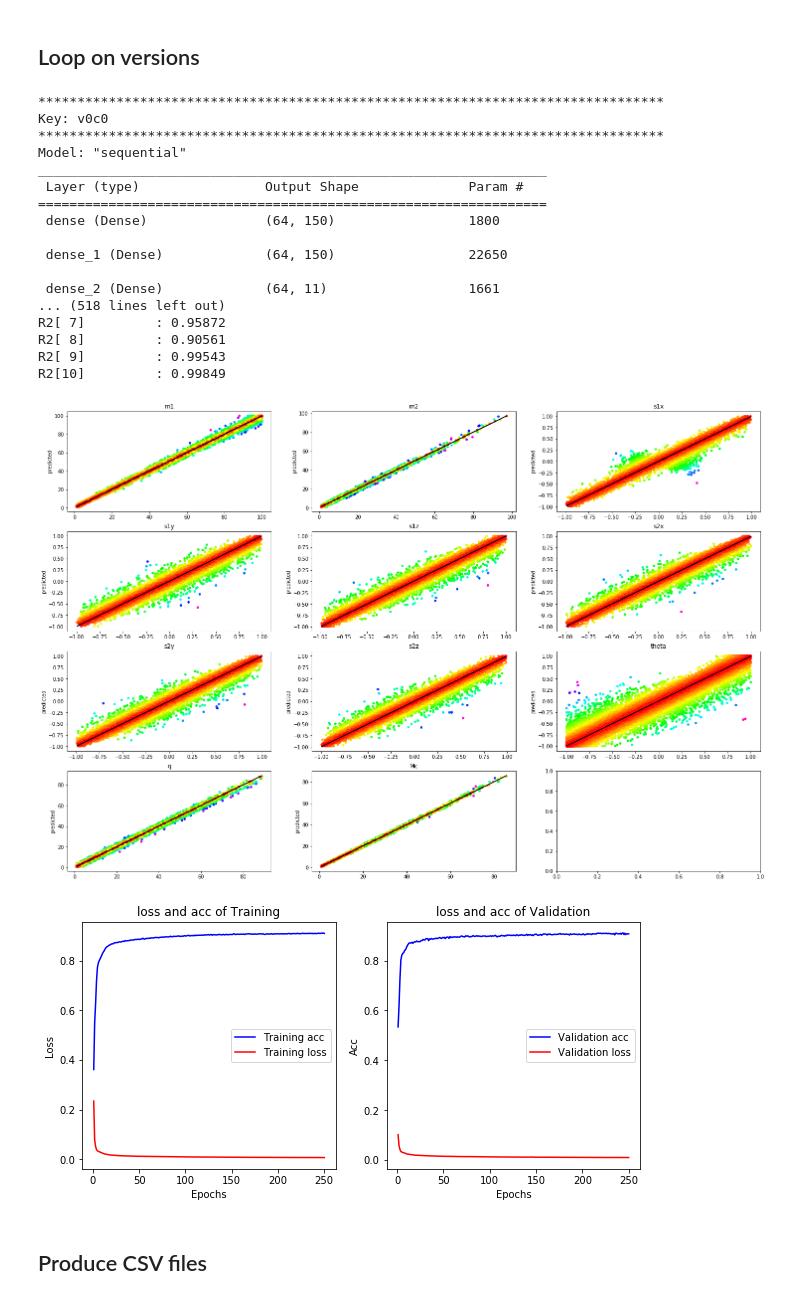
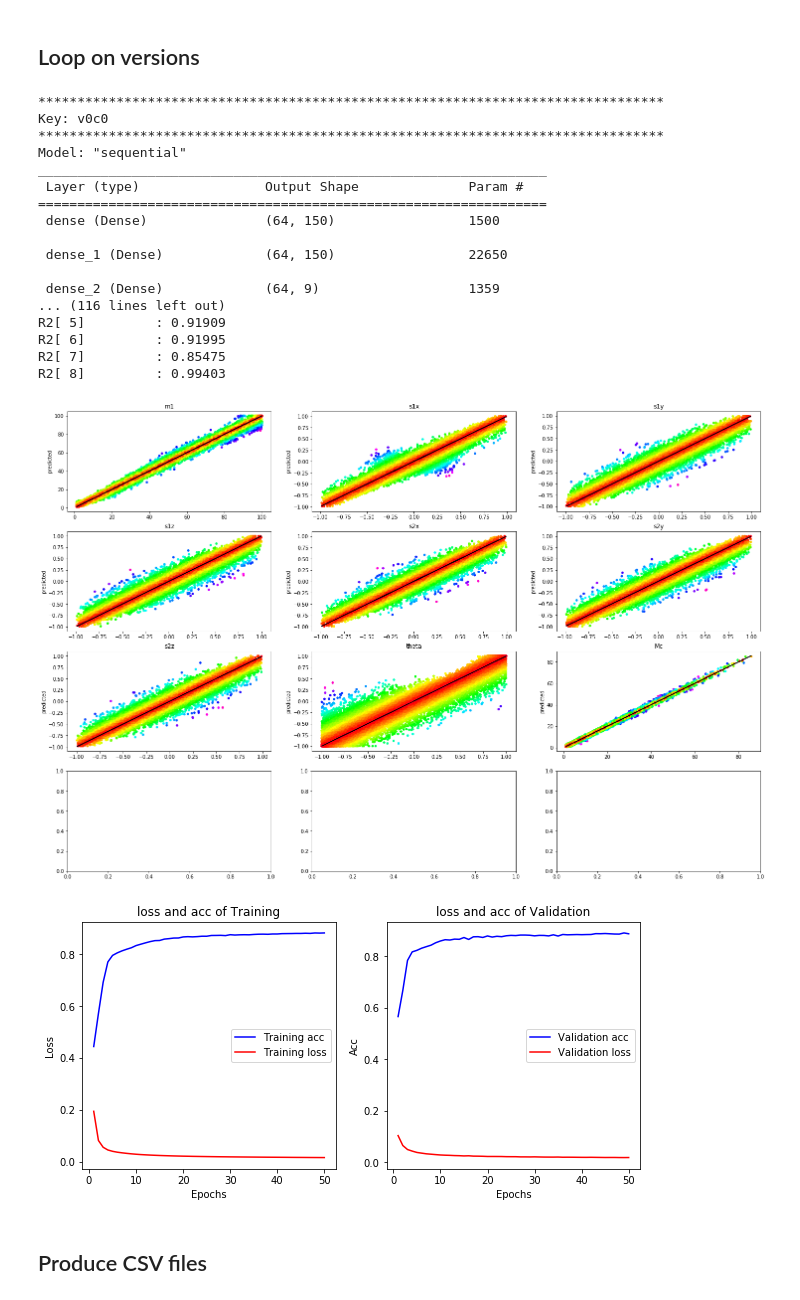
Before and after one commit to PhoenixBirdCreations/IPAM2021_ML, a Jupyter notebook: NN_tf/NN_tf.ipynb, the cells around one changed output. Cells and saved outputs as stored; diff of their text form; code cells hidden in the pictures.

```diff
--- a/NN_tf/NN_tf.ipynb
+++ b/NN_tf/NN_tf.ipynb
@@ -32,19 +32,20 @@ from keras import backend as K
 # %% [markdown]
 ## Input options
 # %%
-features_names  = ['m1', 'm2', 's1x', 's1y', 's1z', 's2x', 's2y', 's2z', 'theta', 'q', 'Mc'];
-regr_data_dir   = '../NewRealistic/'
-write_output    = False
-out_data_dir    = '../NNtf_results/'
-versions        = ['0'] # can be a subset of ['0', '1', '2']
-clabels         = ['0'] # can be a subset of ['0', '1']
+features_names   = ['m1', 'm2', 's1x', 's1y', 's1z', 's2x', 's2y', 's2z', 'theta', 'q', 'Mc'];
+regr_data_dir    = '../NewRealistic/'
+write_output     = False
+out_data_dir     = '../NNtf_results/'
+versions         = ['0'] # can be a subset of ['0', '1', '2']
+clabels          = ['0'] # can be a subset of ['0', '1']
 
 # sample size (fixed, do not modify)
-Ntrain          = 20000
-Ntest           = 15000
+Ntrain           = 20000
+Ntest            = 15000
+remove_some_mass = True
 
 # training options
-epochs           = 250
+epochs           = 50
 validation_split = 0.2
 batch_size       = 64
 verbose_training = 1
@@ -117,10 +118,16 @@ for key in keys:
     print(dashes, '\nKey: ', key, '\n', dashes, sep='')
 
     # Load all the data for the specific version
-    xtrain_notnormalized = extractData(regr_data_dir+key+'train_x.csv', verbose=False)
-    ytrain_notnormalized = extractData(regr_data_dir+key+'train_y.csv', verbose=False)
-    xtest_notnormalized  = extractData(regr_data_dir+key+'test_x.csv' , verbose=False)
-    ytest_notnormalized  = extractData(regr_data_dir+key+'test_y.csv' , verbose=False)
+    xtrain_notnormalized = ut.extractData(regr_data_dir+key+'train_x.csv', verbose=False)
+    ytrain_notnormalized = ut.extractData(regr_data_dir+key+'train_y.csv', verbose=False)
+    xtest_notnormalized  = ut.extractData(regr_data_dir+key+'test_x.csv' , verbose=False)
+    ytest_notnormalized  = ut.extractData(regr_data_dir+key+'test_y.csv' , verbose=False)
+
+    if remove_some_mass:
+        xtrain_notnormalized, ytrain_notnormalized, labels, Nfeatures = \
+            ut.RemoveSomeMassFromDataset(xtrain_notnormalized, ytrain_notnormalized, features_names, [1,9])
+        xtest_notnormalized,  ytest_notnormalized ,  _, _ = \
+            ut.RemoveSomeMassFromDataset(xtest_notnormalized,  ytest_notnormalized,  features_names, [1,9])
 
     # rescale
     if scaler_str=="standard":
@@ -169,7 +176,7 @@ for key in keys:
 
     R2_vec = np.zeros((Nfeatures,))
     for i in range(0,Nfeatures):
-         R2_vec[i] = R2(ytest[:,i], ypredicted[:,i])
+         R2_vec[i] = ut.R2(ytest[:,i], ypredicted[:,i])
 
     # print some information
     metrics_dict    = {};
@@ -183,45 +190,45 @@ for key in keys:
     print('\nFinal loss     :', metrics_dict["loss"])
     print('Final mse      :', metrics_dict["mse"])
     print('Final accuracy :', metrics_dict["acc"])
     print('Final R2 mean  :', metrics_dict["R2mean"])
     for i in range(0,Nfeatures):
         print('R2[{:2d}]         : {:.5f}'.format(i,metrics_dict["R2"][i]))
 
     # update dictionary adding data (both normalized and not), model and score
     datasets[key].train_time = train_time
     datasets[key].model      = model
     datasets[key].history    = history
     datasets[key].predicted  = scaler_y.inverse_transform(ypredicted)
     datasets[key].metrics    = metrics_dict
 
     # plot
-    predictionPlots(scaler_y.inverse_transform(ytest),
+    ut.predictionPlots(scaler_y.inverse_transform(ytest),
                 scaler_y.inverse_transform(ypredicted),
-                features_names)
+                labels)
 
     del model
 
-    plotHistory(history)
+    ut.plotHistory(history)
 # %% [output]
 ********************************************************************************
 Key: v0c0
 ********************************************************************************
 Model: "sequential"
 _________________________________________________________________
  Layer (type)                Output Shape              Param #
 =================================================================
- dense (Dense)               (64, 150)                 1800
+ dense (Dense)               (64, 150)                 1500
 
  dense_1 (Dense)             (64, 150)                 22650
 
- dense_2 (Dense)             (64, 11)                  1661
-... (518 lines left out)
-R2[ 7]         : 0.95872
-R2[ 8]         : 0.90561
-R2[ 9]         : 0.99543
-R2[10]         : 0.99849
+ dense_2 (Dense)             (64, 9)                   1359
+... (116 lines left out)
+R2[ 5]         : 0.91909
+R2[ 6]         : 0.91995
+R2[ 7]         : 0.85475
+R2[ 8]         : 0.99403
-[figure, old version]
+[figure, new version]
-[figure, old version]
+[figure, new version]
 # %% [markdown]
 ## Produce CSV files
 # %%
```
Also changed, not shown: parts of 2 cells of this notebook, 1 other file.
